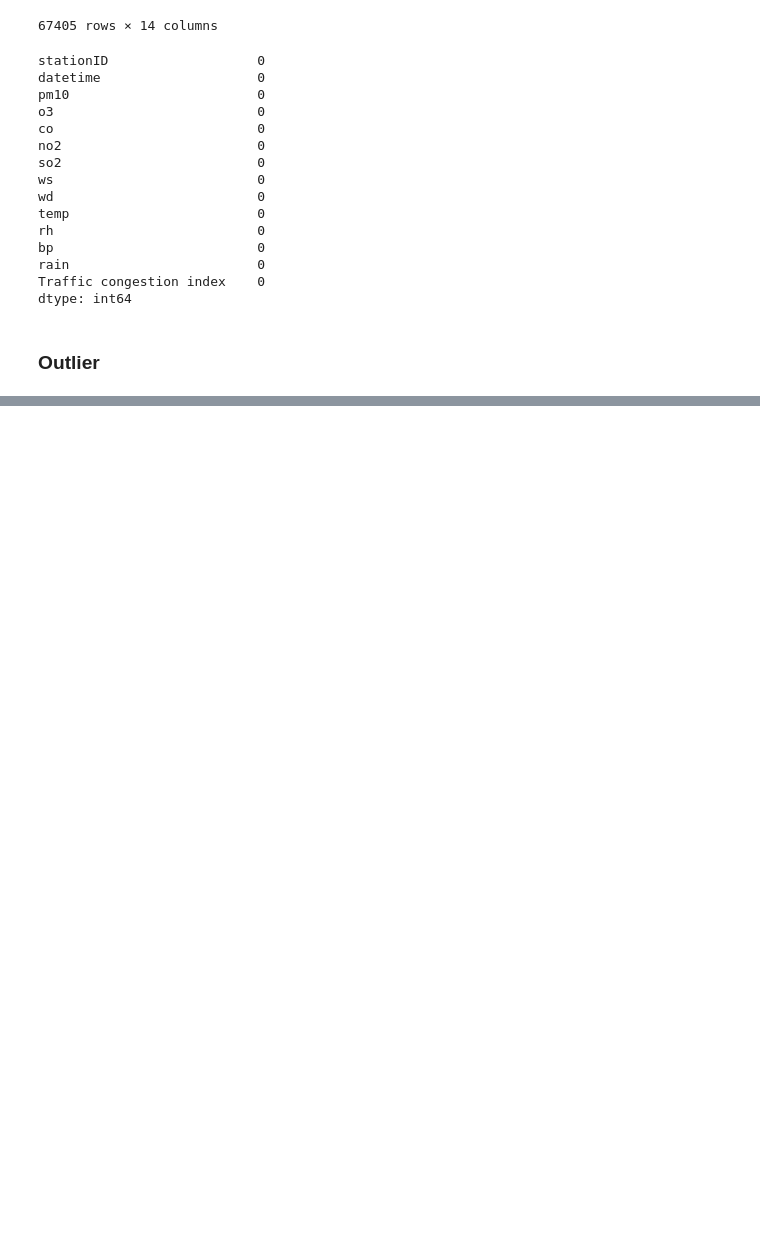
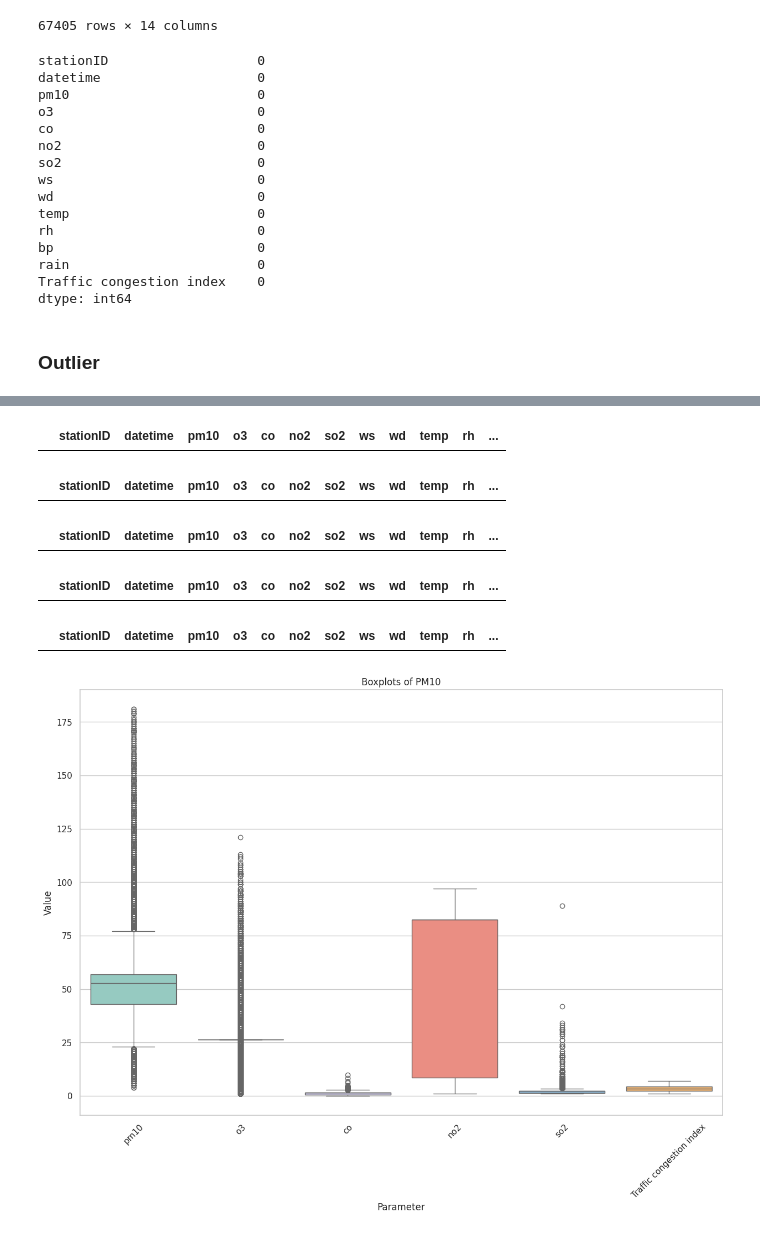
Before and after one commit to Sickachu01/Forecast-pm10-together-with-traffic-congestion-index-Use-Machine-learning, a Jupyter notebook: PreprocessingPM10.ipynb, the cells around one changed output, grey strips where cells are left out. Cells and saved outputs as stored; diff of their text form; code cells hidden in the pictures; blank space fills up the shorter version.

```diff
--- a/PreprocessingPM10.ipynb
+++ b/PreprocessingPM10.ipynb
@@ -252,0 +246,7 @@ plt.show()
+# %%
+df_PM10 = df_PM10.drop(df_PM10[(df_PM10['pm10'] > 181) | (df_PM10['pm10'] < 0)].index)
+df_PM10 = df_PM10.drop(df_PM10[(df_PM10['o3'] > 121) | (df_PM10['o3'] < 0)].index)
+df_PM10 = df_PM10.drop(df_PM10[(df_PM10['co'] > 30.0) | (df_PM10['co'] < 0)].index)
+df_PM10 = df_PM10.drop(df_PM10[(df_PM10['no2'] > 341) | (df_PM10['no2'] < 0)].index)
+df_PM10 = df_PM10.drop(df_PM10[(df_PM10['so2'] > 401) | (df_PM10['so2'] < 0)].index)
+df_PM10 = df_PM10.drop(df_PM10[(df_PM10['Traffic congestion index'] > 10.0) | (df_PM10['Traffic congestion index'] < 0)].index)
@@ -253,2 +271,38 @@ plt.show()
+# %%
+df_PM10[df_PM10['pm10'] > 181]
+# %% [output]
+|  | stationID | datetime | pm10 | o3 | co | no2 | so2 | ws | wd | temp | rh | ... |
+# %%
+df_PM10[df_PM10['o3'] > 121]
+# %% [output]
+|  | stationID | datetime | pm10 | o3 | co | no2 | so2 | ws | wd | temp | rh | ... |
+# %%
+df_PM10[df_PM10['co'] > 30.0]
+# %% [output]
+|  | stationID | datetime | pm10 | o3 | co | no2 | so2 | ws | wd | temp | rh | ... |
+# %%
+df_PM10[df_PM10['no2'] > 341]
+# %% [output]
+|  | stationID | datetime | pm10 | o3 | co | no2 | so2 | ws | wd | temp | rh | ... |
+# %%
+df_PM10[df_PM10['so2'] > 401]
+# %% [output]
+|  | stationID | datetime | pm10 | o3 | co | no2 | so2 | ws | wd | temp | rh | ... |
+# %%
+sns.set(style="whitegrid")
+
+# Define the columns you want to create boxplots for
+columns_to_plot = ['pm10', 'o3', 'co', 'no2', 'so2','Traffic congestion index']
+
+# Create boxplots using Seaborn
+plt.figure(figsize=(15, 10))
+sns.boxplot(data=df_PM10[columns_to_plot], orient="v", palette="Set3")
+plt.title('Boxplots of PM10')
+plt.ylabel('Value')
+plt.xlabel('Parameter')
+plt.xticks(rotation=45)  # Rotate x-axis labels for better readability
+plt.show()
+# %% [output]
+[figure, added]
 # %%
 df_PM10.to_csv('PM10_data_with_prep.csv', index=False)
```
Also changed, not shown: parts of 12 cells of this notebook, 2 other files.
